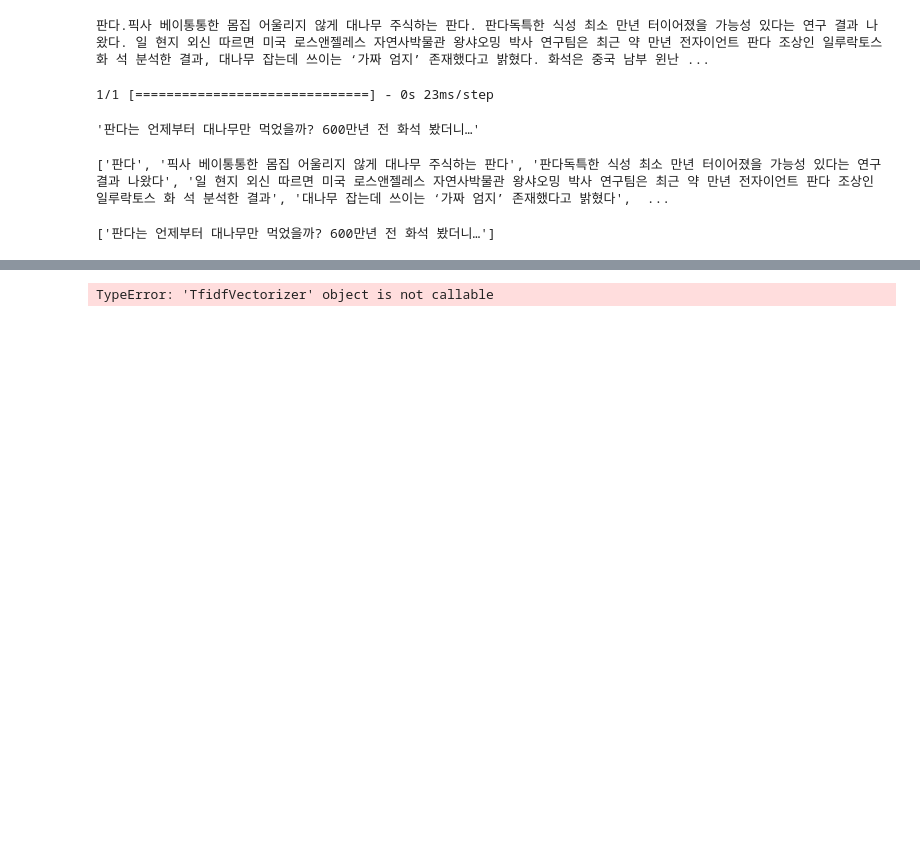
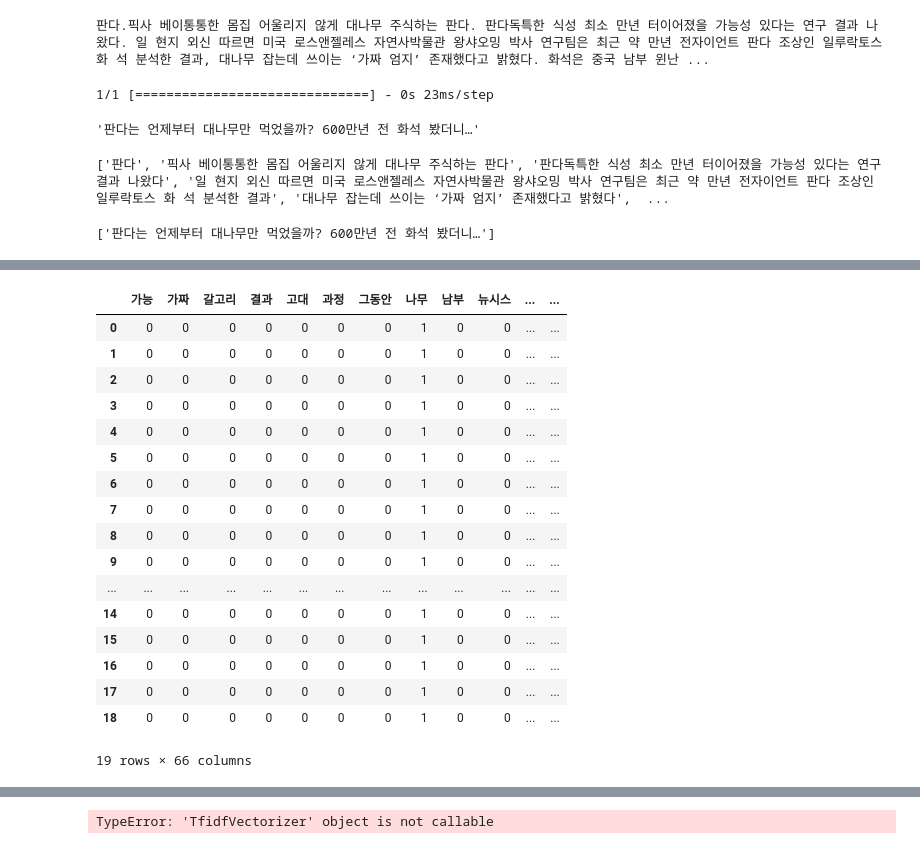
Before and after one commit to soldierzeus/bigdata_thunder, a Jupyter notebook: bigdata2/practice_bigdata_project.ipynb, the cells around one changed output, grey strips where cells are left out. Drawn from its saved outputs; the diff is of its cells as text; code cells hidden in the pictures; blank space fills up the shorter version.

```diff
--- a/bigdata2/practice_bigdata_project.ipynb
+++ b/bigdata2/practice_bigdata_project.ipynb
@@ -718,6 +683,27 @@ for i in range(title_N):
     result[-1].append(tf(t, d))
 
 title_tf_ = pd.DataFrame(result, columns = vocab)
+# %%
+title_tf_
+# %% [output]
+|  | 가능 | 가짜 | 갈고리 | 결과 | 고대 | 과정 | 그동안 | 나무 | 남부 | 뉴시스 | ... | ... |
+| 0 | 0 | 0 | 0 | 0 | 0 | 0 | 0 | 1 | 0 | 0 | ... | ... |
+| 1 | 0 | 0 | 0 | 0 | 0 | 0 | 0 | 1 | 0 | 0 | ... | ... |
+| 2 | 0 | 0 | 0 | 0 | 0 | 0 | 0 | 1 | 0 | 0 | ... | ... |
+| 3 | 0 | 0 | 0 | 0 | 0 | 0 | 0 | 1 | 0 | 0 | ... | ... |
+| 4 | 0 | 0 | 0 | 0 | 0 | 0 | 0 | 1 | 0 | 0 | ... | ... |
+| 5 | 0 | 0 | 0 | 0 | 0 | 0 | 0 | 1 | 0 | 0 | ... | ... |
+| 6 | 0 | 0 | 0 | 0 | 0 | 0 | 0 | 1 | 0 | 0 | ... | ... |
+| 7 | 0 | 0 | 0 | 0 | 0 | 0 | 0 | 1 | 0 | 0 | ... | ... |
+| 8 | 0 | 0 | 0 | 0 | 0 | 0 | 0 | 1 | 0 | 0 | ... | ... |
+| 9 | 0 | 0 | 0 | 0 | 0 | 0 | 0 | 1 | 0 | 0 | ... | ... |
+| ... | ... | ... | ... | ... | ... | ... | ... | ... | ... | ... | ... | ... |
+| 14 | 0 | 0 | 0 | 0 | 0 | 0 | 0 | 1 | 0 | 0 | ... | ... |
+| 15 | 0 | 0 | 0 | 0 | 0 | 0 | 0 | 1 | 0 | 0 | ... | ... |
+| 16 | 0 | 0 | 0 | 0 | 0 | 0 | 0 | 1 | 0 | 0 | ... | ... |
+| 17 | 0 | 0 | 0 | 0 | 0 | 0 | 0 | 1 | 0 | 0 | ... | ... |
+| 18 | 0 | 0 | 0 | 0 | 0 | 0 | 0 | 1 | 0 | 0 | ... | ... |
+19 rows × 66 columns
 # %%
 title_tf_.values
 # %% [output]
```
Also changed, not shown: parts of 41 cells of this notebook.
